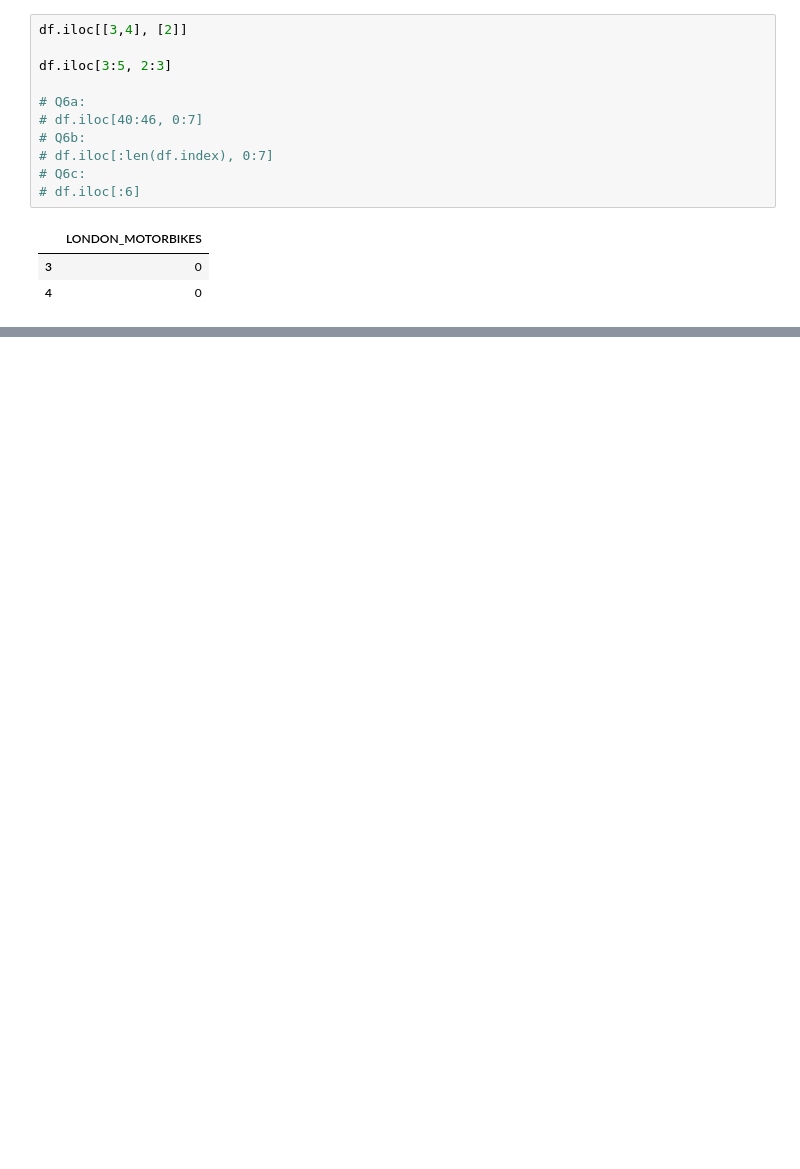
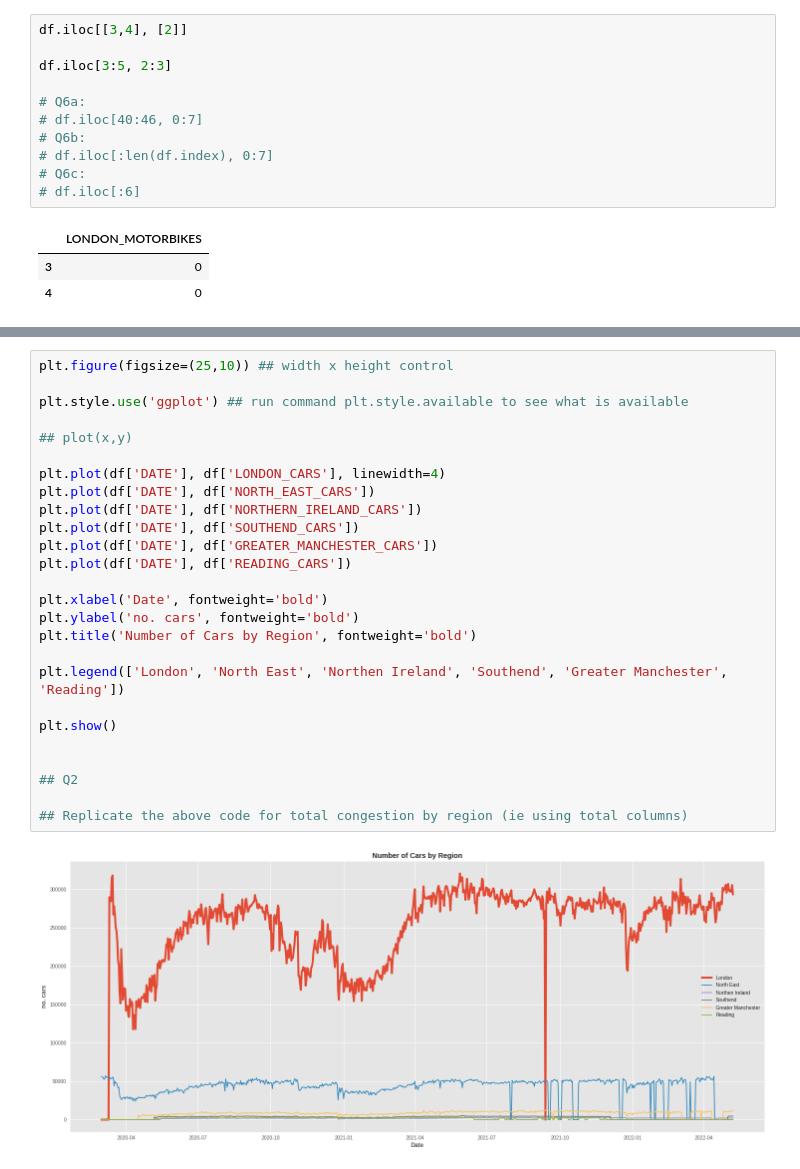
Before and after one commit to joliver-rsa/python-training, a Jupyter notebook: Welcome_to_Colaboratory.ipynb, the cells around one changed output, grey strips where cells are left out. Cells and saved outputs as stored; diff of their text form; blank space fills up the shorter version.

```diff
--- a/Welcome_to_Colaboratory.ipynb
+++ b/Welcome_to_Colaboratory.ipynb
@@ -191,0 +469,28 @@ df.loc[df['DATE'] == '2022-05-04']
+# %%
+plt.figure(figsize=(25,10)) ## width x height control
+
+plt.style.use('ggplot') ## run command plt.style.available to see what is available
+
+## plot(x,y)
+
+plt.plot(df['DATE'], df['LONDON_CARS'], linewidth=4)
+plt.plot(df['DATE'], df['NORTH_EAST_CARS'])
+plt.plot(df['DATE'], df['NORTHERN_IRELAND_CARS'])
+plt.plot(df['DATE'], df['SOUTHEND_CARS'])
+plt.plot(df['DATE'], df['GREATER_MANCHESTER_CARS'])
+plt.plot(df['DATE'], df['READING_CARS'])
+
+plt.xlabel('Date', fontweight='bold')
+plt.ylabel('no. cars', fontweight='bold')
+plt.title('Number of Cars by Region', fontweight='bold')
+
+plt.legend(['London', 'North East', 'Northen Ireland', 'Southend', 'Greater Manchester', 'Reading'])
+
+plt.show()
+
+
+## Q2
+
+## Replicate the above code for total congestion by region (ie using total columns)
+# %% [output]
+[figure, added]
```
Also changed, not shown: parts of 27 cells of this notebook.
